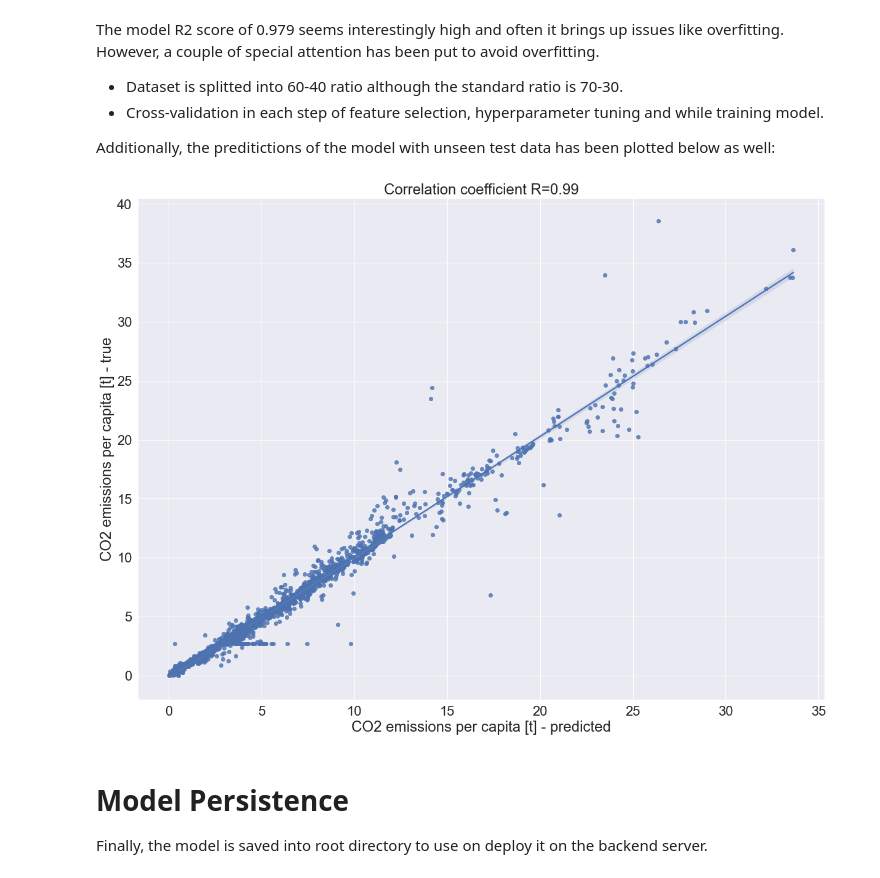
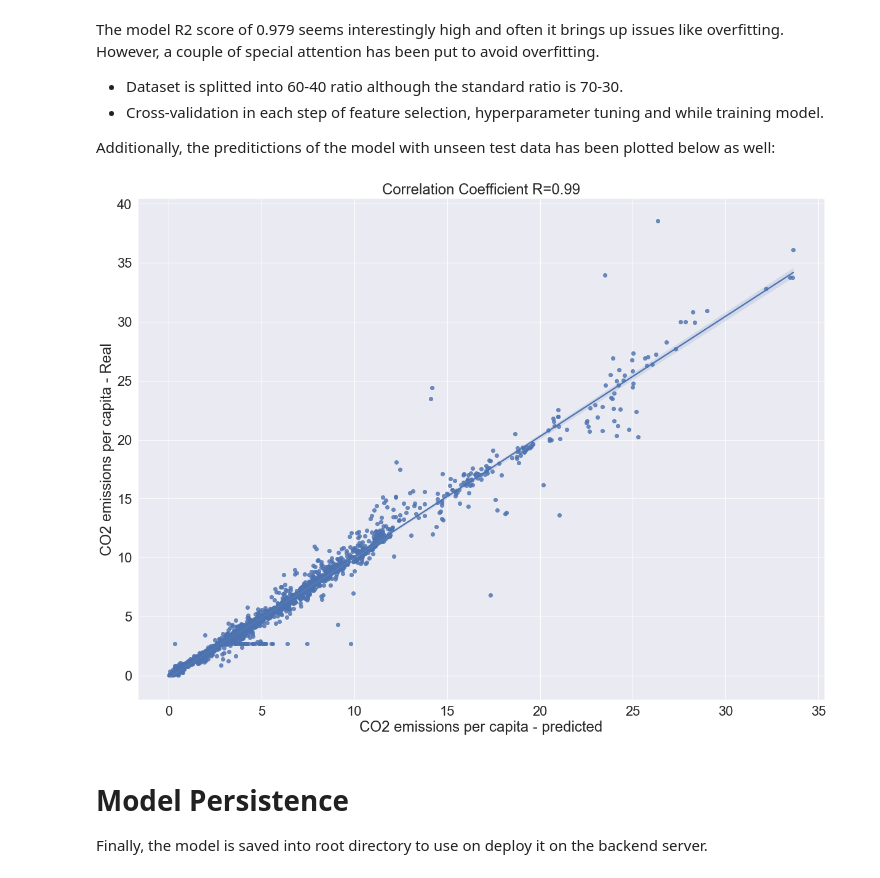
Before and after one commit to iTorongo/CS4020-ML-CO2-Emission-Prediction, a Jupyter notebook: notebook/3-model-random-forest.ipynb, the cells around one changed output. Saved outputs shown, nothing was run; the diff lists cells and outputs as text; code cells hidden in the pictures.

```diff
--- a/notebook/3-model-random-forest.ipynb
+++ b/notebook/3-model-random-forest.ipynb
@@ -325,15 +331,15 @@ Additionally, the preditictions of the model with unseen test data has been plot
 # %%
 # View plot for actual value from the test subset vs predicted value
 f,ax=plt.subplots(figsize=(20,15))
 sns.set(font_scale=2)
 
 sns.regplot(x=predictions, y=np.transpose(y_test)[0,:], fit_reg=True)
-plt.xlabel("CO2 emissions per capita [t] - predicted")
-plt.ylabel("CO2 emissions per capita [t] - true")
-plt.title("Correlation coefficient R="+str(round(np.corrcoef(predictions,np.transpose(y_test)[0,:])[0,1],2)))
+plt.xlabel("CO2 emissions per capita - predicted")
+plt.ylabel("CO2 emissions per capita - Real")
+plt.title("Correlation Coefficient R="+str(round(np.corrcoef(predictions,np.transpose(y_test)[0,:])[0,1],2)))
 plt.show()
 # %% [output]
-[figure, old version]
+[figure, new version]
 # %% [markdown]
 # Model Persistence
 
```
Also changed, not shown: parts of 7 cells of this notebook, 2 other files.
